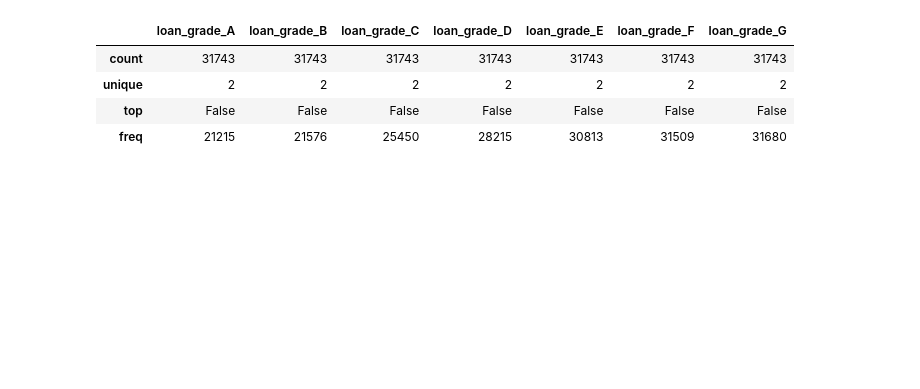
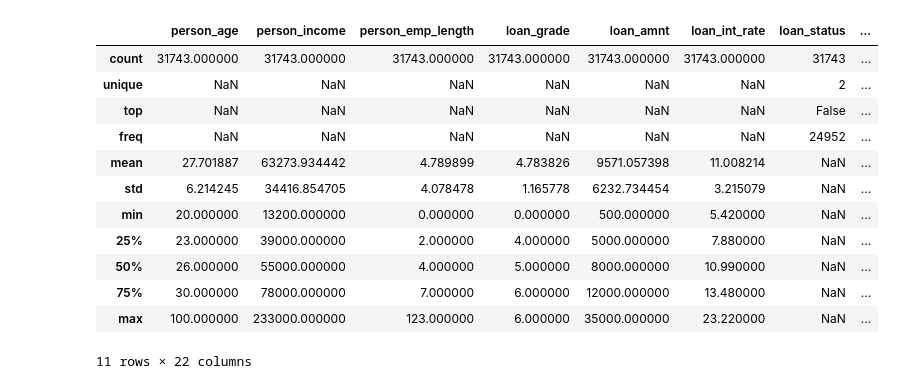
Before and after one commit to ege-eker/Credit-Score-Predict, a Jupyter notebook: train.ipynb, the cells around one changed output. Saved outputs shown, nothing was run; the diff lists cells and outputs as text; code cells hidden in the pictures; blank space fills up the shorter version.

```diff
--- a/train.ipynb
+++ b/train.ipynb
@@ -1,21 +1,2 @@
 # %%
 import pandas as pd
-# %%
-from sklearn.preprocessing import OneHotEncoder
-df = pd.read_csv("processed_dataset.csv")
-
-#one hot for loan_grade_encoded
-one_hot_encoder = OneHotEncoder(
-    categories="auto",
-    sparse_output=False
-)
-one_hot_array = one_hot_encoder.fit_transform(df[["loan_grade"]])
-one_hot_df = pd.DataFrame(one_hot_array, columns=one_hot_encoder.get_feature_names_out(["loan_grade"]))
-one_hot_df = one_hot_df.astype(bool)
-one_hot_df.describe(include="all")
-# %% [output]
-|  | loan_grade_A | loan_grade_B | loan_grade_C | loan_grade_D | loan_grade_E | loan_grade_F | loan_grade_G |
-| count | 31743 | 31743 | 31743 | 31743 | 31743 | 31743 | 31743 |
-| unique | 2 | 2 | 2 | 2 | 2 | 2 | 2 |
-| top | False | False | False | False | False | False | False |
-| freq | 21215 | 21576 | 25450 | 28215 | 30813 | 31509 | 31680 |
@@ -22 +6,28 @@ one_hot_df.describe(include="all")
+# %%
+mapping = {
+    "A": 6,
+    "B": 5,
+    "C": 4,
+    "D": 3,
+    "E": 2,
+    "F": 1,
+    "G": 0
+}
+df['loan_grade'] = df["loan_grade"].map(mapping)
+# %%
+df.describe(include="all")
+# %% [output]
+|  | person_age | person_income | person_emp_length | loan_grade | loan_amnt | loan_int_rate | loan_status | ... |
+| count | 31743.000000 | 31743.000000 | 31743.000000 | 31743.000000 | 31743.000000 | 31743.000000 | 31743 | ... |
+| unique | NaN | NaN | NaN | NaN | NaN | NaN | 2 | ... |
+| top | NaN | NaN | NaN | NaN | NaN | NaN | False | ... |
+| freq | NaN | NaN | NaN | NaN | NaN | NaN | 24952 | ... |
+| mean | 27.701887 | 63273.934442 | 4.789899 | 4.783826 | 9571.057398 | 11.008214 | NaN | ... |
+| std | 6.214245 | 34416.854705 | 4.078478 | 1.165778 | 6232.734454 | 3.215079 | NaN | ... |
+| min | 20.000000 | 13200.000000 | 0.000000 | 0.000000 | 500.000000 | 5.420000 | NaN | ... |
+| 25% | 23.000000 | 39000.000000 | 2.000000 | 4.000000 | 5000.000000 | 7.880000 | NaN | ... |
+| 50% | 26.000000 | 55000.000000 | 4.000000 | 5.000000 | 8000.000000 | 10.990000 | NaN | ... |
+| 75% | 30.000000 | 78000.000000 | 7.000000 | 6.000000 | 12000.000000 | 13.480000 | NaN | ... |
+| max | 100.000000 | 233000.000000 | 123.000000 | 6.000000 | 35000.000000 | 23.220000 | NaN | ... |
+11 rows × 22 columns
 # %%
```
Also changed, not shown: parts of 20 cells of this notebook, 12 other files.
